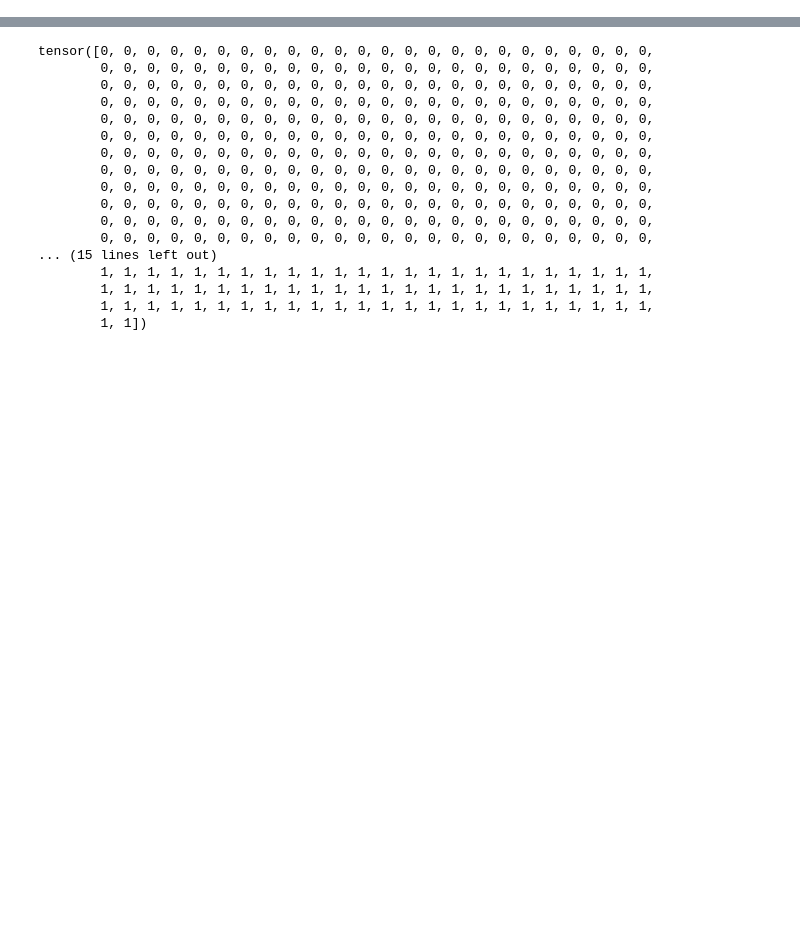
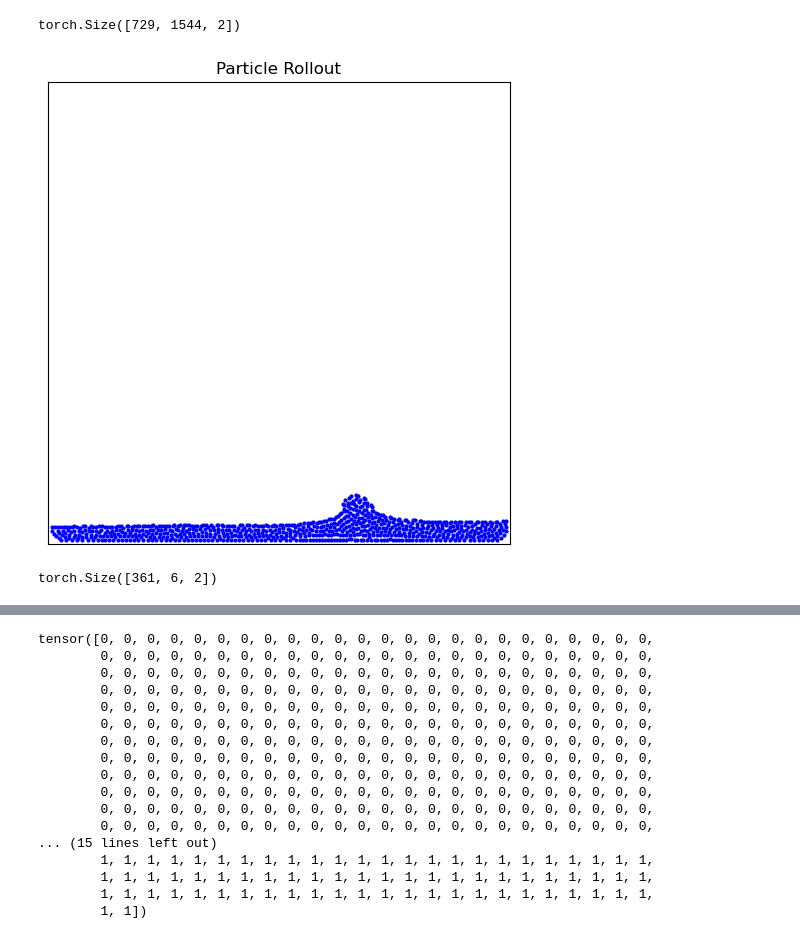
Before and after one commit to RafaMenezes/master_thesis, a Jupyter notebook: deep_sim/test.ipynb, the cells around one changed output, grey strips where cells are left out. Saved outputs shown, nothing was run; the diff lists cells and outputs as text; code cells hidden in the pictures; blank space fills up the shorter version.

```diff
--- a/deep_sim/test.ipynb
+++ b/deep_sim/test.ipynb
@@ -0,0 +9,3 @@
+# %%
+points = mesh_first.points
+ids = mesh_first.point_data['id']
@@ -23,0 +180,59 @@ torch.Size([361, 6, 2]) torch.Size([361, 2])
+# %%
+initial_positions = ds[0][0]
+current_positions = initial_positions
+
+for features, labels in ds:
+
+    labels = labels.unsqueeze(1)  # Now labels shape is [361, 1, 2]
+
+    current_positions = torch.cat((current_positions, labels), dim=1)
+
+
+print(current_positions.shape)
+# %% [output]
+torch.Size([729, 1544, 2])
+# %%
+import matplotlib.pyplot as plt
+import matplotlib.animation as animation
+import numpy as np
+
+# Convert the tensor to a NumPy array for easier manipulation
+trajectory = current_positions.numpy()
+
+# Set up the plot
+fig, ax = plt.subplots(figsize=(6, 6))
+ax.set_title("Particle Rollout")
+ax.set_xlim(0.0, 4.0)  # Set these based on your data's bounds
+ax.set_ylim(0.0, 4.0)  # Adjust accordingly
+ax.set_xticks([])
+ax.set_yticks([])
+ax.set_aspect('equal')
+
+# Initialize the points for plotting
+points, = ax.plot([], [], "o", ms=2, color='blue')
+
+# Number of steps in the trajectory
+num_steps = trajectory.shape[1]
+
+def update(step_i):
+    # Update the data for the plot
+    points.set_data(trajectory[:, step_i, 0], trajectory[:, step_i, 1])
+    return points,
+
+# Create the animation
+step_stride = 6  # Increase this number to skip more frames and speed up the animation
+ani = animation.FuncAnimation(
+    fig, update,
+    frames=np.arange(0, num_steps, step_stride), interval=10, blit=True
+)
+
+# Save or display the animation
+# Uncomment the line below if you want to save as a GIF
+ani.save('particle_rollout.gif', writer='pillow')
+# %% [output]
+[figure, added]
+# %%
+
+print(initial_positions.shape)
+# %% [output]
+torch.Size([361, 6, 2])
```
Also changed, not shown: parts of 19 cells of this notebook, 18 other files.
